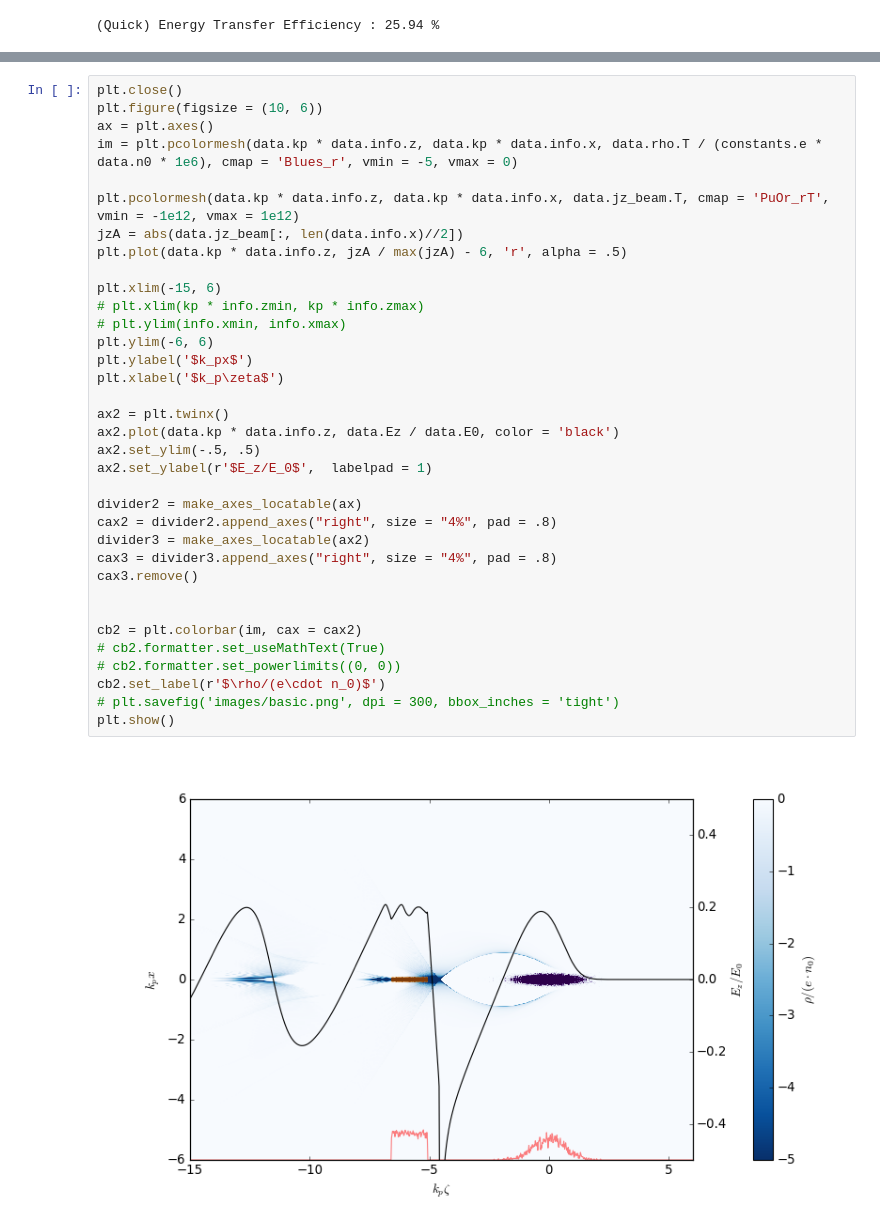
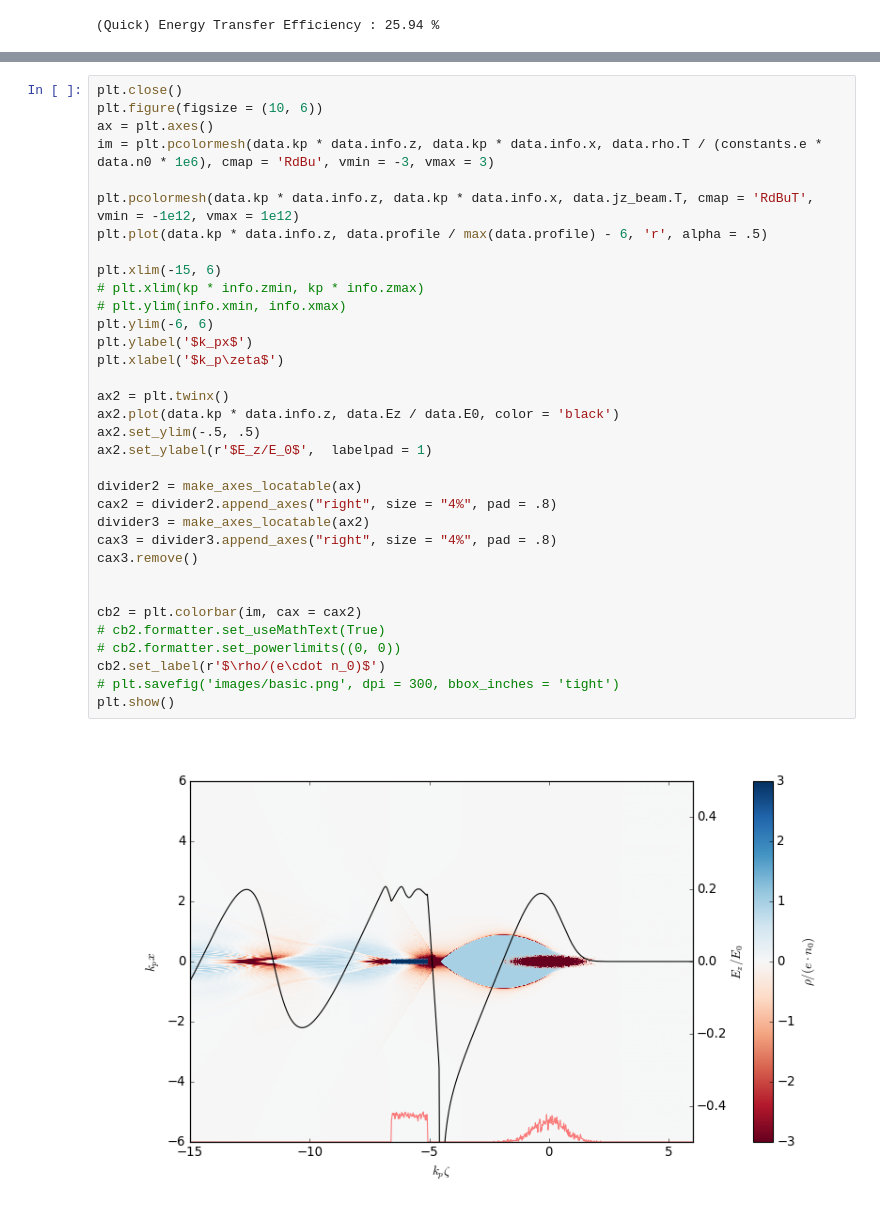
Before and after one commit to MaxVarverakis/PositronPWFA, a Jupyter notebook: analysis/non-filament.ipynb, the cells around one changed output, grey strips where cells are left out. Drawn from its saved outputs; the diff is of its cells as text.

```diff
--- a/analysis/non-filament.ipynb
+++ b/analysis/non-filament.ipynb
@@ -82,36 +81,35 @@ plt.show()
 plt.close()
 plt.figure(figsize = (10, 6))
 ax = plt.axes()
-im = plt.pcolormesh(data.kp * data.info.z, data.kp * data.info.x, data.rho.T / (constants.e * data.n0 * 1e6), cmap = 'Blues_r', vmin = -5, vmax = 0)
+im = plt.pcolormesh(data.kp * data.info.z, data.kp * data.info.x, data.rho.T / (constants.e * data.n0 * 1e6), cmap = 'RdBu', vmin = -3, vmax = 3)
 
-plt.pcolormesh(data.kp * data.info.z, data.kp * data.info.x, data.jz_beam.T, cmap = 'PuOr_rT', vmin = -1e12, vmax = 1e12)
-jzA = abs(data.jz_beam[:, len(data.info.x)//2])
-plt.plot(data.kp * data.info.z, jzA / max(jzA) - 6, 'r', alpha = .5)
+plt.pcolormesh(data.kp * data.info.z, data.kp * data.info.x, data.jz_beam.T, cmap = 'RdBuT', vmin = -1e12, vmax = 1e12)
+plt.plot(data.kp * data.info.z, data.profile / max(data.profile) - 6, 'r', alpha = .5)
 
 plt.xlim(-15, 6)
 # plt.xlim(kp * info.zmin, kp * info.zmax)
 # plt.ylim(info.xmin, info.xmax)
 plt.ylim(-6, 6)
 plt.ylabel('$k_px$')
 plt.xlabel('$k_p\zeta$')
 
 ax2 = plt.twinx()
 ax2.plot(data.kp * data.info.z, data.Ez / data.E0, color = 'black')
 ax2.set_ylim(-.5, .5)
 ax2.set_ylabel(r'$E_z/E_0$',  labelpad = 1)
 
 divider2 = make_axes_locatable(ax)
 cax2 = divider2.append_axes("right", size = "4%", pad = .8)
 divider3 = make_axes_locatable(ax2)
 cax3 = divider3.append_axes("right", size = "4%", pad = .8)
 cax3.remove()
 
 
 cb2 = plt.colorbar(im, cax = cax2)
 # cb2.formatter.set_useMathText(True)
 # cb2.formatter.set_powerlimits((0, 0))
 cb2.set_label(r'$\rho/(e\cdot n_0)$')
 # plt.savefig('images/basic.png', dpi = 300, bbox_inches = 'tight')
 plt.show()
 # %% [output]
-[figure, old version]
+[figure, new version]
```
Also changed, not shown: parts of 3 cells of this notebook, 3 other files.
